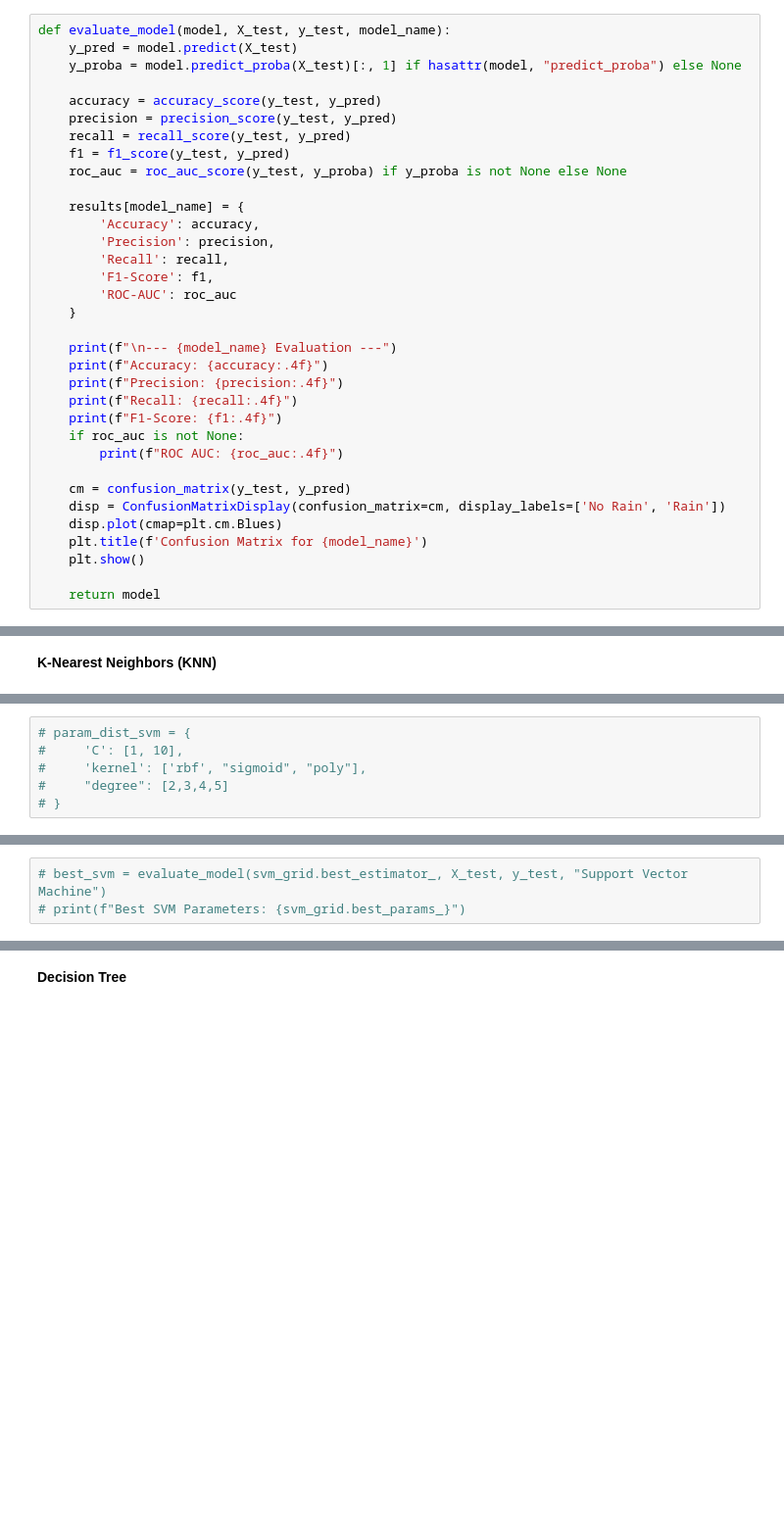
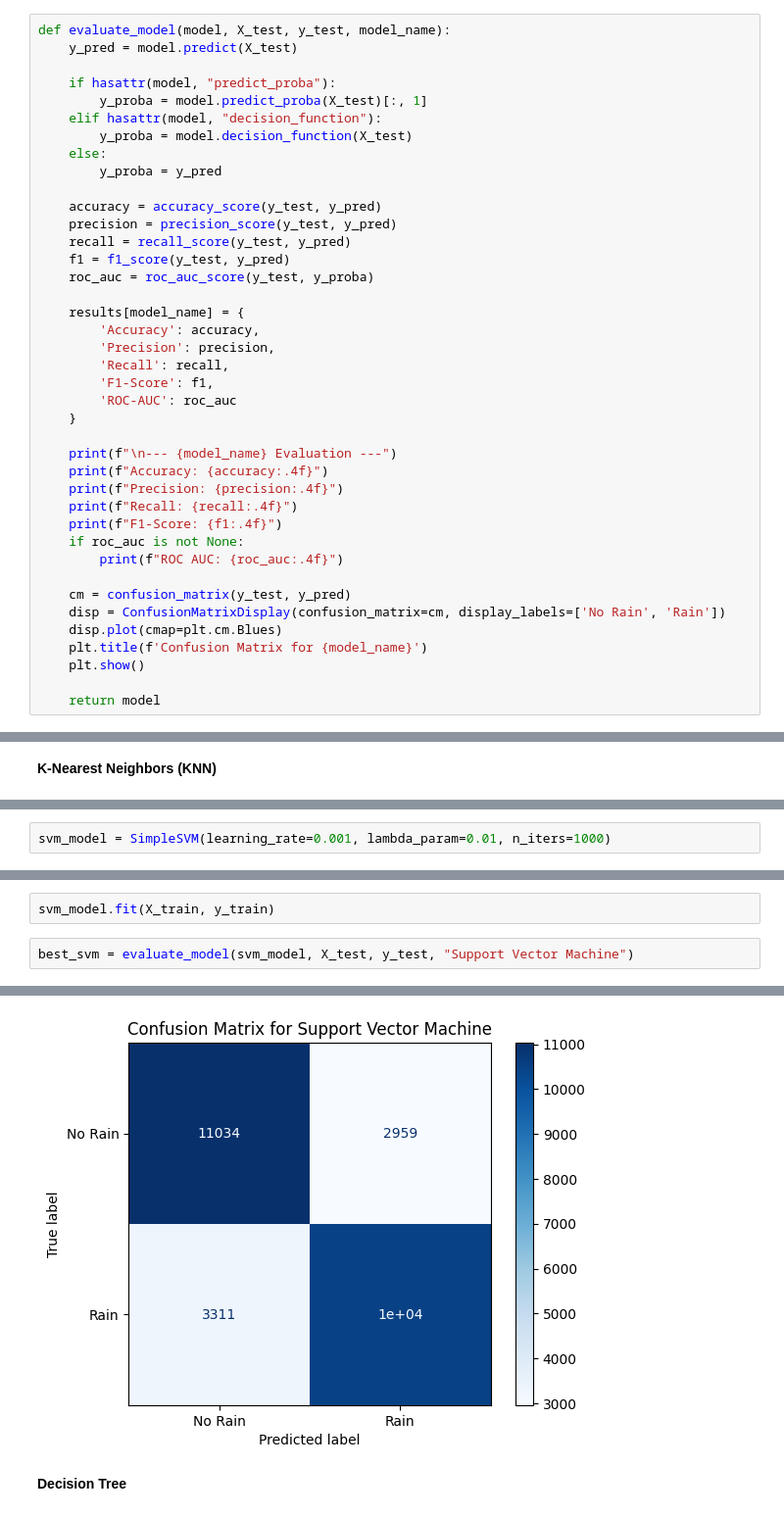
Before and after one commit to nijat-akhundzada/rain-tomorrow-prediction, a Jupyter notebook: main.ipynb, the cells around one changed output, grey strips where cells are left out. Shown at 98% size. Saved outputs shown, nothing was run; the diff lists cells and outputs as text; blank space fills up the shorter version.

Commit message:
Finish training process and store best model

```diff
--- a/main.ipynb
+++ b/main.ipynb
@@ -445,13 +444,19 @@ results = {}
 # %%
 def evaluate_model(model, X_test, y_test, model_name):
     y_pred = model.predict(X_test)
-    y_proba = model.predict_proba(X_test)[:, 1] if hasattr(model, "predict_proba") else None
+
+    if hasattr(model, "predict_proba"):
+        y_proba = model.predict_proba(X_test)[:, 1]
+    elif hasattr(model, "decision_function"):
+        y_proba = model.decision_function(X_test)
+    else:
+        y_proba = y_pred
 
     accuracy = accuracy_score(y_test, y_pred)
     precision = precision_score(y_test, y_pred)
     recall = recall_score(y_test, y_pred)
     f1 = f1_score(y_test, y_pred)
-    roc_auc = roc_auc_score(y_test, y_proba) if y_proba is not None else None
+    roc_auc = roc_auc_score(y_test, y_proba)
 
     results[model_name] = {
         'Accuracy': accuracy,
@@ -582,6 +585,2 @@ Best KNN Parameters: {'algorithm': 'auto', 'n_neighbors': 7, 'p': 1, 'weights':
 # %%
-# param_dist_svm = {
-#     'C': [1, 10],
-#     'kernel': ['rbf', "sigmoid", "poly"],
-#     "degree": [2,3,4,5]
-# }
+svm_model = SimpleSVM(learning_rate=0.001, lambda_param=0.01, n_iters=1000)
@@ -600,3 +587,5 @@ Best KNN Parameters: {'algorithm': 'auto', 'n_neighbors': 7, 'p': 1, 'weights':
+# %%
+svm_model.fit(X_train, y_train)
 # %%
-# best_svm = evaluate_model(svm_grid.best_estimator_, X_test, y_test, "Support Vector Machine")
-# print(f"Best SVM Parameters: {svm_grid.best_params_}")
+best_svm = evaluate_model(svm_model, X_test, y_test, "Support Vector Machine")
+# %% [output]
@@ -603,3 +598,4 @@ Best KNN Parameters: {'algorithm': 'auto', 'n_neighbors': 7, 'p': 1, 'weights':
+[figure, added]
 # %% [markdown]
 **Decision Tree**
 # %%
```
Also changed, not shown: parts of 25 cells of this notebook, 2 other files.
